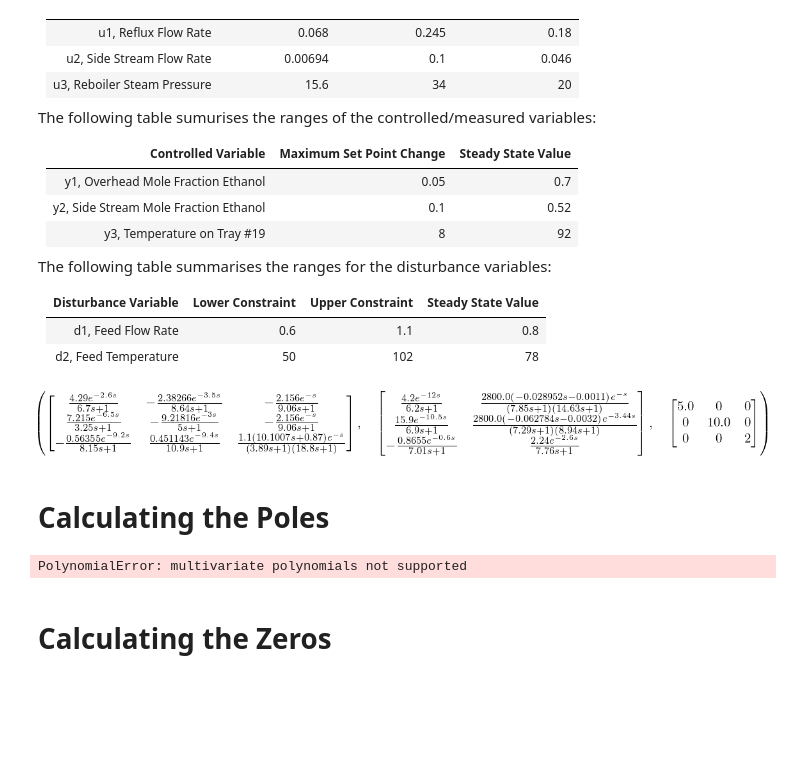
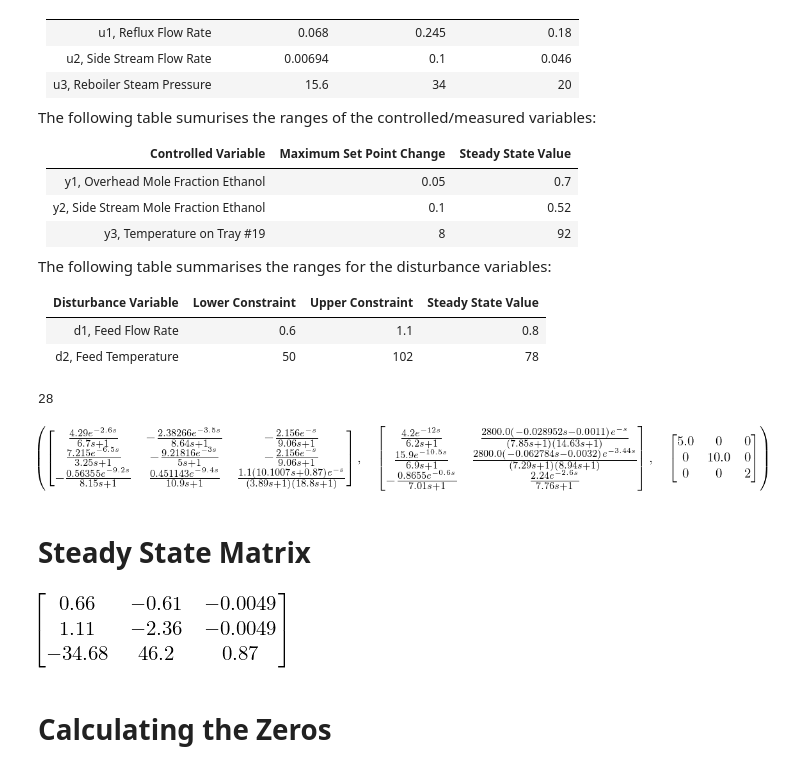
Before and after one commit to WillemASmit/CBT700---Project, a Jupyter notebook: Process Model Description and Information/Ethanol Coloumn - sympy model.ipynb, the cells around one changed output. Saved outputs shown, nothing was run; the diff lists cells and outputs as text; code cells hidden in the pictures; blank space fills up the shorter version.

```diff
--- a/Process Model Description and Information/Ethanol Coloumn - sympy model.ipynb
+++ b/Process Model Description and Information/Ethanol Coloumn - sympy model.ipynb
@@ -101,10 +101,13 @@ y3_max = 8
 d1_max = max(1.1-0.8, 0.8-0.6)
 d2_max = max(102-78, 78-50)
 
-De = sympy.diag(0.01,0.01, 4)
-Du = sympy.Matrix([[u1_max, 0, 0], [0, u2_max, 0], [0, 0, u3_max]])
-Dd = sympy.Matrix([[d1_max, 0], [0, d2_max]])
-Dr = sympy.Matrix([[y1_max, 0, 0], [0, y2_max, 0], [0, 0, y3_max]])
+# De = sympy.diag(0.01,0.01, 4)
+# Du = sympy.Matrix([[u1_max, 0, 0], [0, u2_max, 0], [0, 0, u3_max]])
+# Dd = sympy.Matrix([[d1_max, 0], [0, d2_max]])
+# Dr = sympy.Matrix([[y1_max, 0, 0], [0, y2_max, 0], [0, 0, y3_max]])
+d2_max
+# %% [output]
+28
 # %%
 G = De.inv()*G_hat*Du
 Gd = De.inv()*Gd_hat*Dd
@@ -112,12 +115,12 @@ R = De.inv()*Dr
 G,Gd,R
 # %% [output]
 [figure]
-# %% [markdown]
-# Calculating the Poles
-# %%
-utils.poles(G)
-# %% [output]
-PolynomialError: multivariate polynomials not supported
+# %% [markdown]
+# Steady State Matrix
+# %%
+G_hat.subs(s, 0)
+# %% [output]
+[figure, added]
 # %% [markdown]
 # Calculating the Zeros
 # %%
```
Also changed, not shown: 4 other files.
